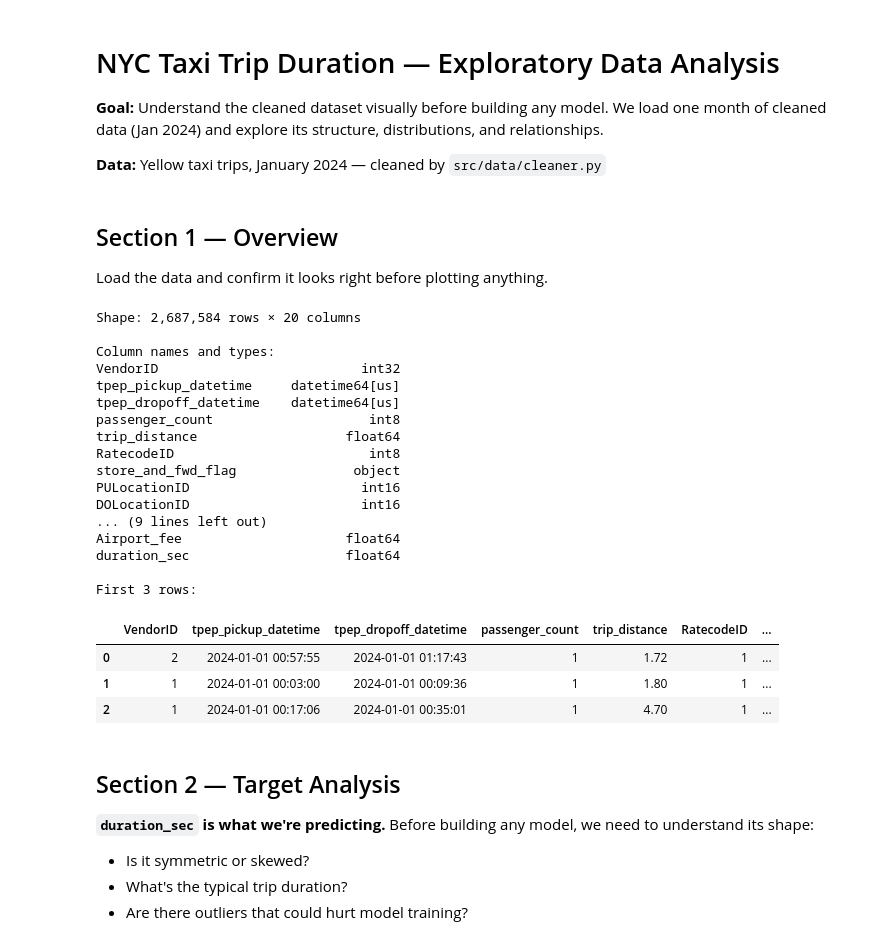
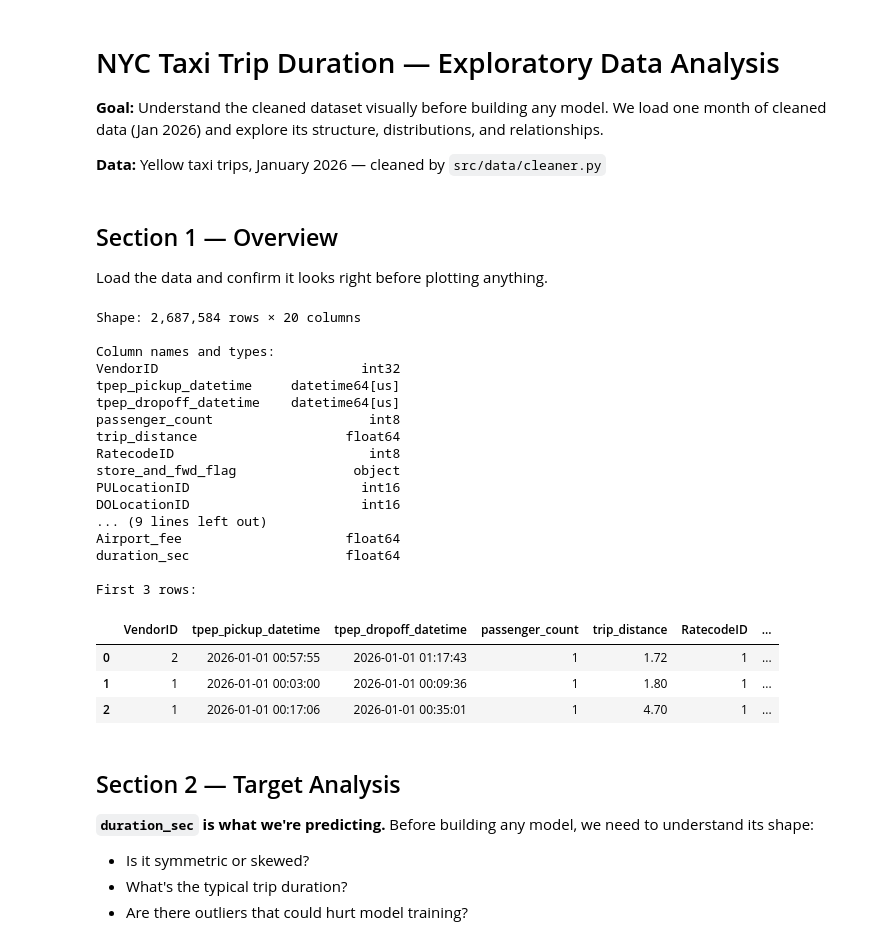
Before and after one commit to reddyakilesh22-glitch/nyc-taxi-duration-predictor, a Jupyter notebook: notebooks/eda.ipynb, the cells around one changed output. Drawn from its saved outputs; the diff is of its cells as text; code cells hidden in the pictures.

```diff
--- a/notebooks/eda.ipynb
+++ b/notebooks/eda.ipynb
@@ -2,9 +2,9 @@
 # NYC Taxi Trip Duration — Exploratory Data Analysis
 
 **Goal:** Understand the cleaned dataset visually before building any model.
-We load one month of cleaned data (Jan 2024) and explore its structure, distributions, and relationships.
+We load one month of cleaned data (Jan 2026) and explore its structure, distributions, and relationships.
 
-**Data:** Yellow taxi trips, January 2024 — cleaned by `src/data/cleaner.py`
+**Data:** Yellow taxi trips, January 2026 — cleaned by `src/data/cleaner.py`
 # %% [markdown]
 ## Section 1 — Overview
 
@@ -24,37 +24,37 @@ from pathlib import Path
 sns.set_theme(style='whitegrid', palette='muted')
 plt.rcParams['figure.dpi'] = 100
 
 # Load cleaned data
-DATA_PATH = Path('../data/cleaned/yellow_tripdata_2024-01_cleaned.parquet')
+DATA_PATH = Path('../data/cleaned/yellow_tripdata_2026-01_cleaned.parquet')
 df = pd.read_parquet(DATA_PATH)
 
 print(f'Shape: {df.shape[0]:,} rows × {df.shape[1]} columns')
 print(f'\nColumn names and types:')
 print(df.dtypes.to_string())
 print(f'\nFirst 3 rows:')
 df.head(3)
 # %% [output]
 Shape: 2,687,584 rows × 20 columns
 
 Column names and types:
 VendorID                          int32
 tpep_pickup_datetime     datetime64[us]
 tpep_dropoff_datetime    datetime64[us]
 passenger_count                    int8
 trip_distance                   float64
 RatecodeID                         int8
 store_and_fwd_flag               object
 PULocationID                      int16
 DOLocationID                      int16
 ... (9 lines left out)
 Airport_fee                     float64
 duration_sec                    float64
 
 First 3 rows:
 |  | VendorID | tpep_pickup_datetime | tpep_dropoff_datetime | passenger_count | trip_distance | RatecodeID | ... |
-| 0 | 2 | 2024-01-01 00:57:55 | 2024-01-01 01:17:43 | 1 | 1.72 | 1 | ... |
-| 1 | 1 | 2024-01-01 00:03:00 | 2024-01-01 00:09:36 | 1 | 1.80 | 1 | ... |
-| 2 | 1 | 2024-01-01 00:17:06 | 2024-01-01 00:35:01 | 1 | 4.70 | 1 | ... |
+| 0 | 2 | 2026-01-01 00:57:55 | 2026-01-01 01:17:43 | 1 | 1.72 | 1 | ... |
+| 1 | 1 | 2026-01-01 00:03:00 | 2026-01-01 00:09:36 | 1 | 1.80 | 1 | ... |
+| 2 | 1 | 2026-01-01 00:17:06 | 2026-01-01 00:35:01 | 1 | 4.70 | 1 | ... |
 # %% [markdown]
 ## Section 2 — Target Analysis
 
```
Also changed, not shown: 17 other files.
